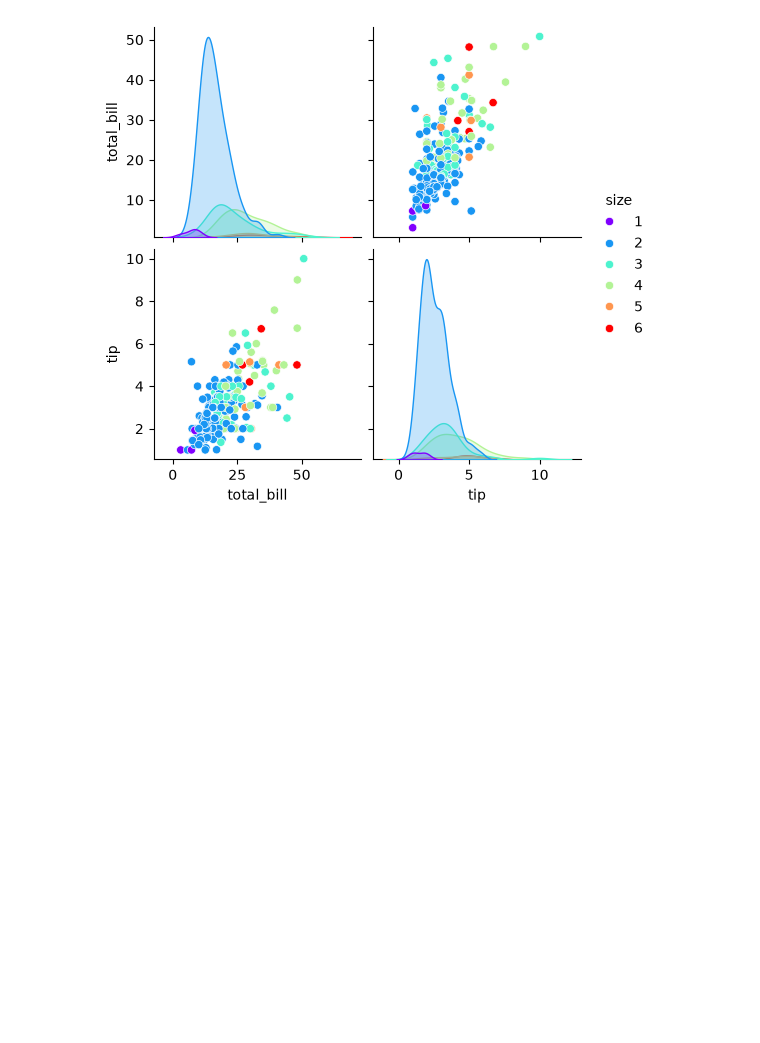
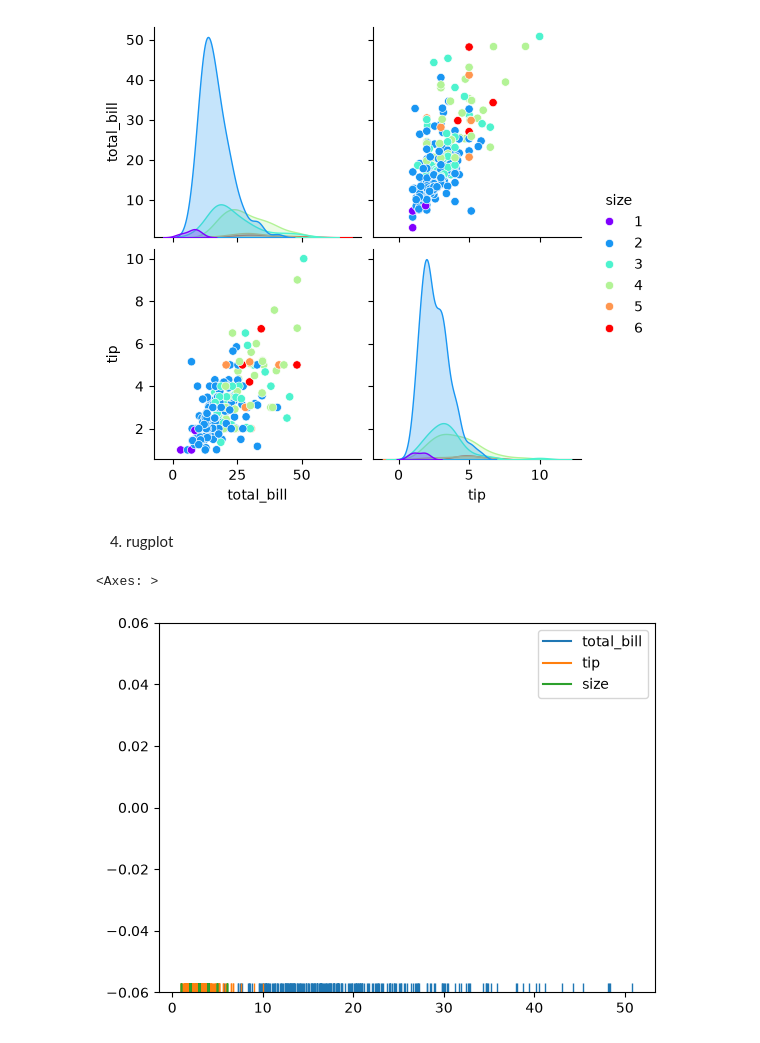
Before and after one commit to AarushiSavla/data-visualization, a Jupyter notebook: distributionplot.ipynb, the cells around one changed output. Cells and saved outputs as stored; diff of their text form; code cells hidden in the pictures; blank space fills up the shorter version.

```diff
--- a/distributionplot.ipynb
+++ b/distributionplot.ipynb
@@ -69,3 +69,10 @@ sns.pairplot(df,hue='size',palette='rainbow')
 # %% [output]
 <seaborn.axisgrid.PairGrid at 0x...>
 [figure]
+# %% [markdown]
+4. rugplot
+# %%
+sns.rugplot(df)
+# %% [output]
+<Axes: >
+[figure, added]
```
